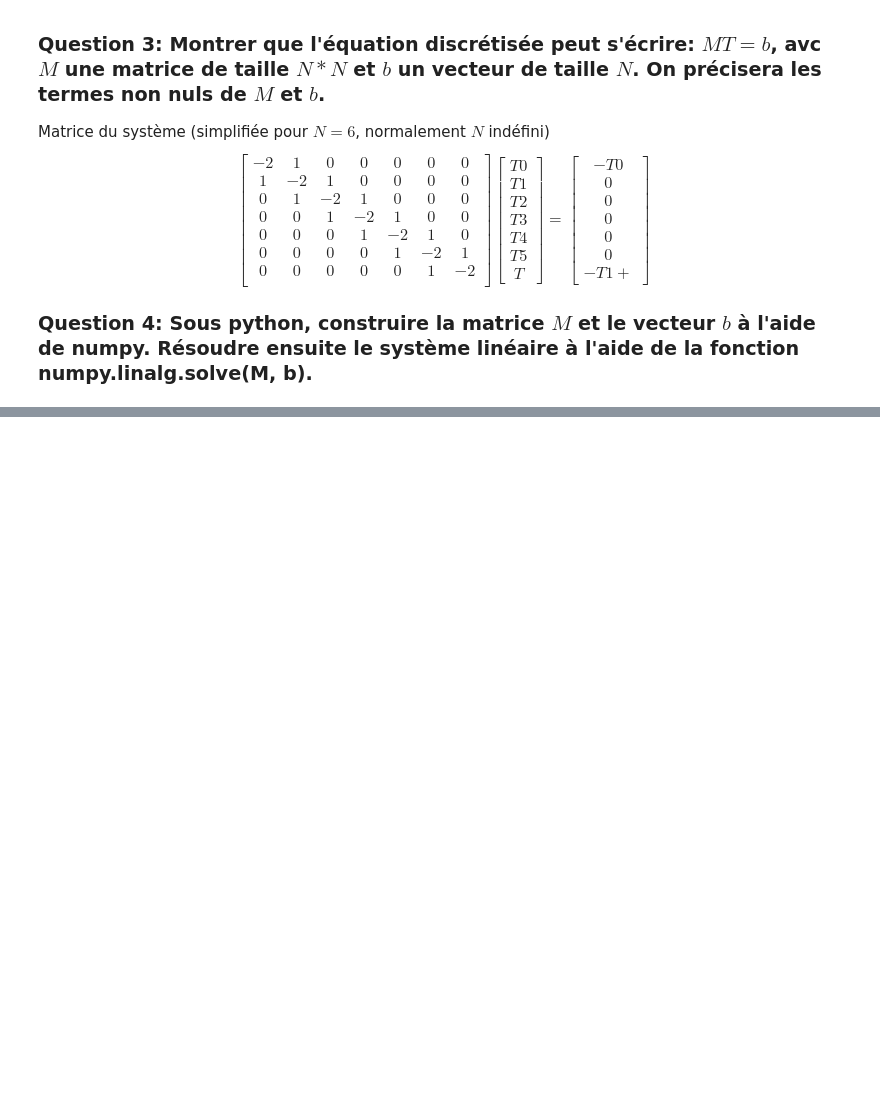
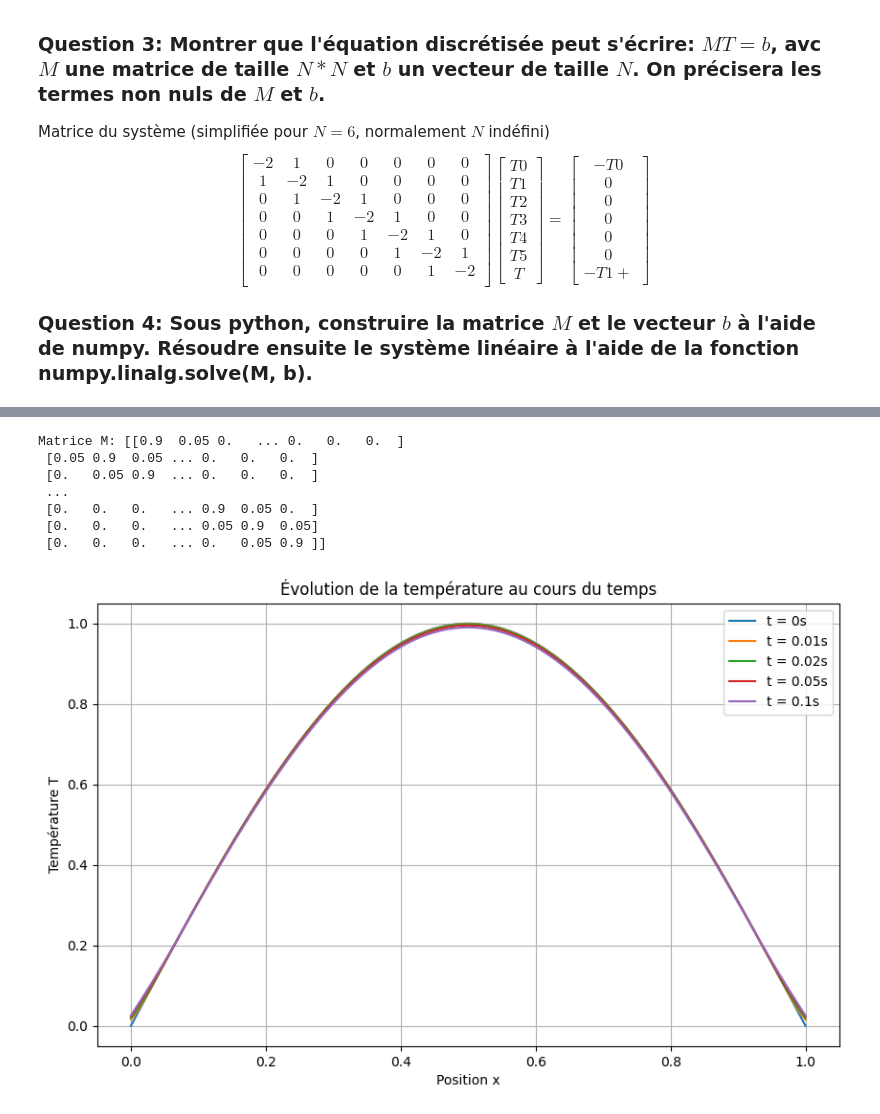
Before and after one commit to BreizhHardware/py_CIPA3, a Jupyter notebook: TP Physique Equation de la chaleur/TP Physique Equation de la chaleur.ipynb, the cells around one changed output, grey strips where cells are left out. Drawn from its saved outputs; the diff is of its cells as text; code cells hidden in the pictures; blank space fills up the shorter version.

Commit message:
update exercise 2: enhance heat equation implementation in Jupyter notebook, improve matrix construction and add solution visualization

```diff
--- a/TP Physique Equation de la chaleur/TP Physique Equation de la chaleur.ipynb
+++ b/TP Physique Equation de la chaleur/TP Physique Equation de la chaleur.ipynb
@@ -153,0 +229,80 @@ $$
+# %%
+import numpy as np
+import matplotlib.pyplot as plt
+
+# Constantes et paramètres
+N = 100
+delta_t = 0.0005
+delta_x2 = 1/N
+D = 1
+T0 = 0
+T1 = 0
+
+if delta_t < (delta_x2 / 2 * D):
+
+    M = np.zeros((N + 1, N + 1))
+
+    # Remplissage de la matrice M
+    for i in range(N + 1):
+        if i == 0:
+            M[i, i] = (1 - 2 * delta_t * D / delta_x2)
+            M[i, i + 1] = delta_t * D / delta_x2
+        elif i == N:
+            M[i, i - 1] = delta_t * D / delta_x2
+            M[i, i] = (1 - 2 * delta_t * D / delta_x2)
+        else:
+            M[i, i - 1] = delta_t * D / delta_x2
+            M[i, i] = (1 - 2 * delta_t * D / delta_x2)
+            M[i, i + 1] = delta_t * D / delta_x2
+
+    # Affichage de la matrice M
+    print(f"Matrice M: {M}")
+
+    # Vecteur spatial pour tracer
+    x = np.linspace(0, 1, N+1)
+
+    # Condition initiale T₀(x) = sin(πx)
+    T = np.sin(np.pi * x)
+    T[0] = T0
+    T[N] = T1
+
+    # Temps de simulation
+    temps_final = 0.1
+    nb_iterations = int(temps_final / delta_t)
+
+    # Sauvegarder quelques profils à différents temps
+    profils = [T.copy()]
+    temps_sauvegarde = [0, 0.01, 0.02, 0.05, 0.1]
+    indices_sauvegarde = [int(t/delta_t) for t in temps_sauvegarde[1:]]
+
+    # Simulation de l'évolution temporelle
+    for n in range(nb_iterations):
+        T = M @ T
+        if n+1 in indices_sauvegarde:
+            profils.append(T.copy())
+
+    # Tracer les profils de température
+    plt.figure(figsize=(10, 6))
+    for i, t in enumerate(temps_sauvegarde):
+        if i < len(profils):
+            plt.plot(x, profils[i], label=f't = {t}s')
+
+    plt.xlabel('Position x')
+    plt.ylabel('Température T')
+    plt.title('Évolution de la température au cours du temps')
+    plt.legend()
+    plt.grid(True)
+    plt.show()
+else:
+    print("Constante incorrect")
+    print(f"delta_t = {delta_t}")
+    print(f"(delta_x2 / 2 * D) = {(delta_x2 / 2 * D)}")
+# %% [output]
+Matrice M: [[0.9  0.05 0.   ... 0.   0.   0.  ]
+ [0.05 0.9  0.05 ... 0.   0.   0.  ]
+ [0.   0.05 0.9  ... 0.   0.   0.  ]
+ ...
+ [0.   0.   0.   ... 0.9  0.05 0.  ]
+ [0.   0.   0.   ... 0.05 0.9  0.05]
+ [0.   0.   0.   ... 0.   0.05 0.9 ]]
+[figure, added]
```
Also changed, not shown: parts of 1 cell of this notebook.
